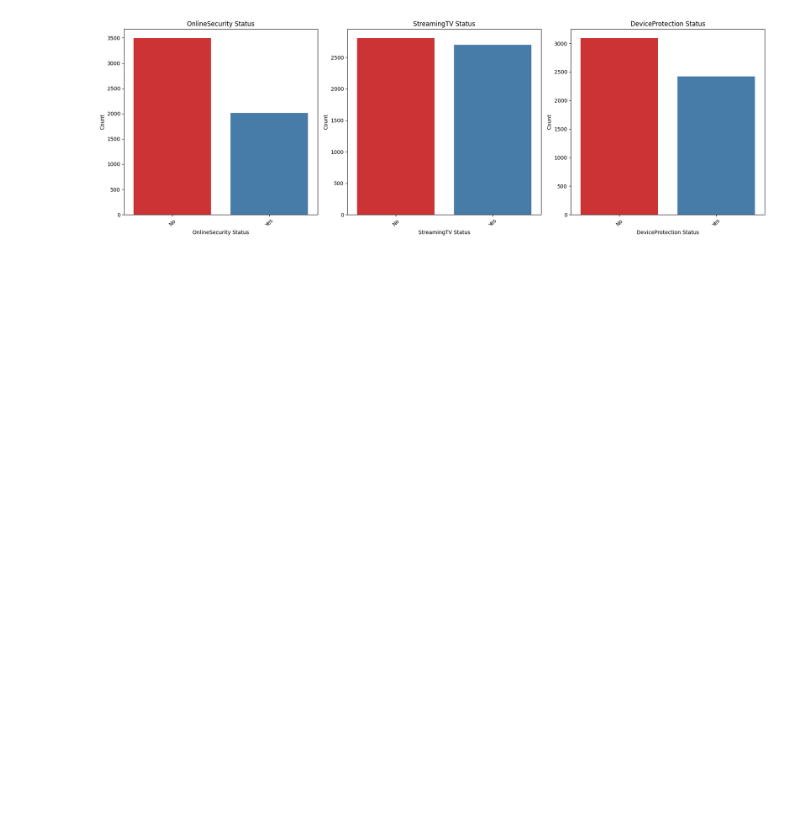
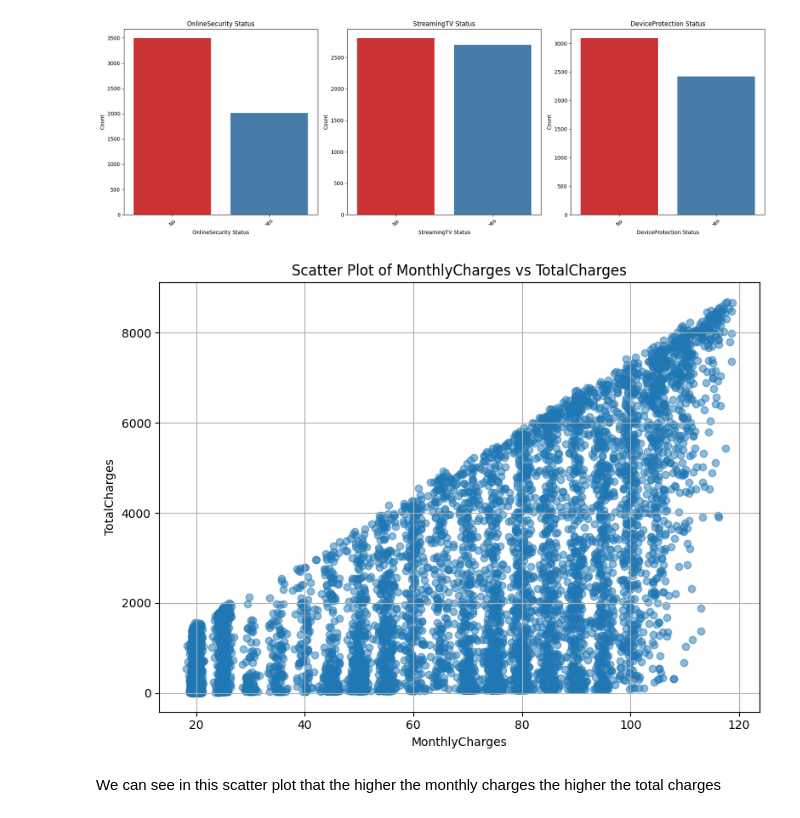
Before and after one commit to emonteiro27/customer_churn, a Jupyter notebook: customer_churn.ipynb, the cells around one changed output. Drawn from its saved outputs; the diff is of its cells as text; code cells hidden in the pictures; blank space fills up the shorter version.

Commit message:
Did a scatter plot of monthlycharges vs totalcharges

```diff
--- a/customer_churn.ipynb
+++ b/customer_churn.ipynb
@@ -530,3 +532,16 @@ plt.tight_layout()
 plt.show()
 # %% [output]
 [figure]
+# %%
+plt.figure(figsize=(8, 6))
+plt.scatter(df['MonthlyCharges'], df['TotalCharges'], alpha=0.5)
+plt.title('Scatter Plot of MonthlyCharges vs TotalCharges')
+plt.xlabel('MonthlyCharges')
+plt.ylabel('TotalCharges')
+plt.grid(True)
+plt.tight_layout()
+plt.show()
+# %% [output]
+[figure, added]
+# %% [markdown]
+We can see in this scatter plot that the higher the monthly charges the higher the total charges
```
Also changed, not shown: parts of 1 cell of this notebook.
